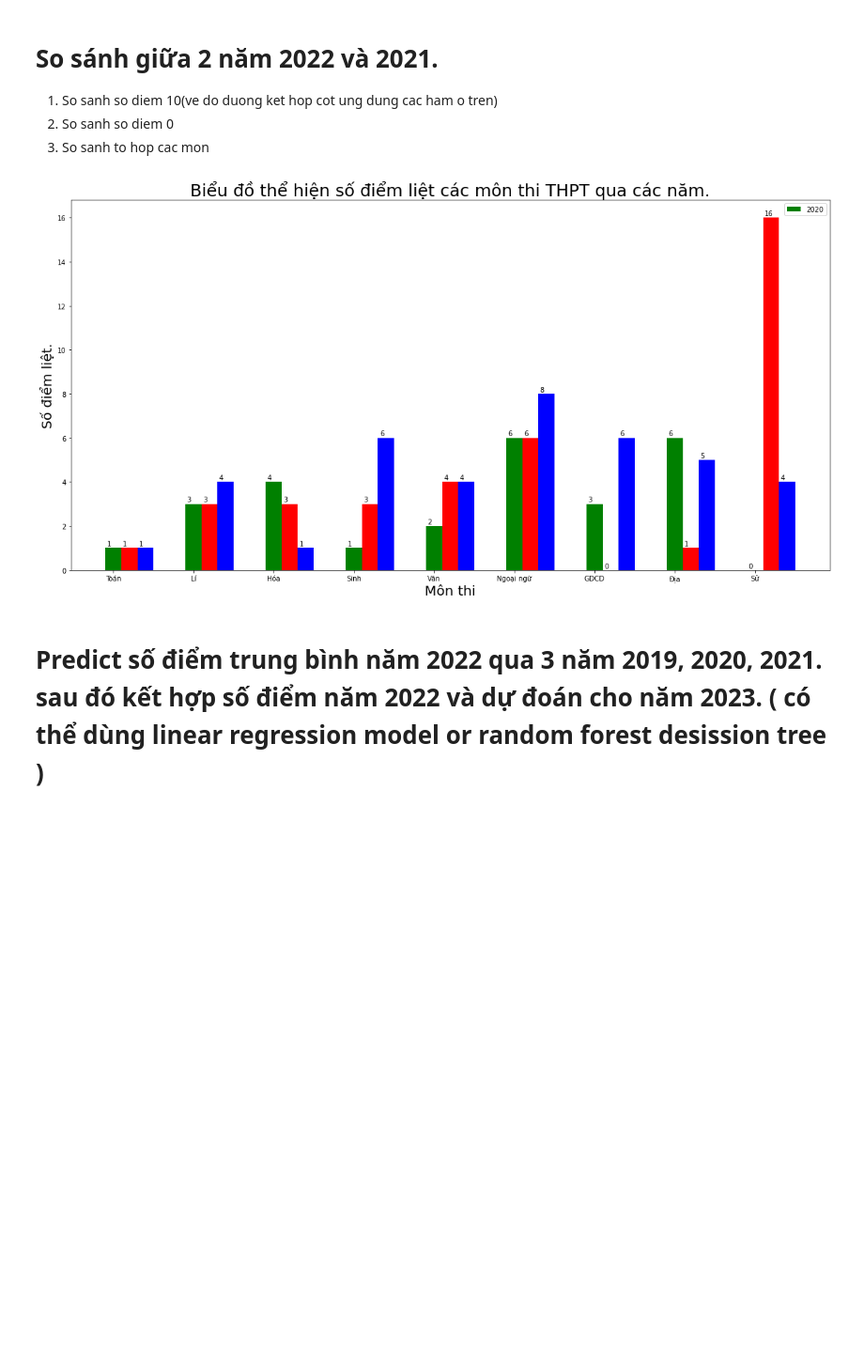
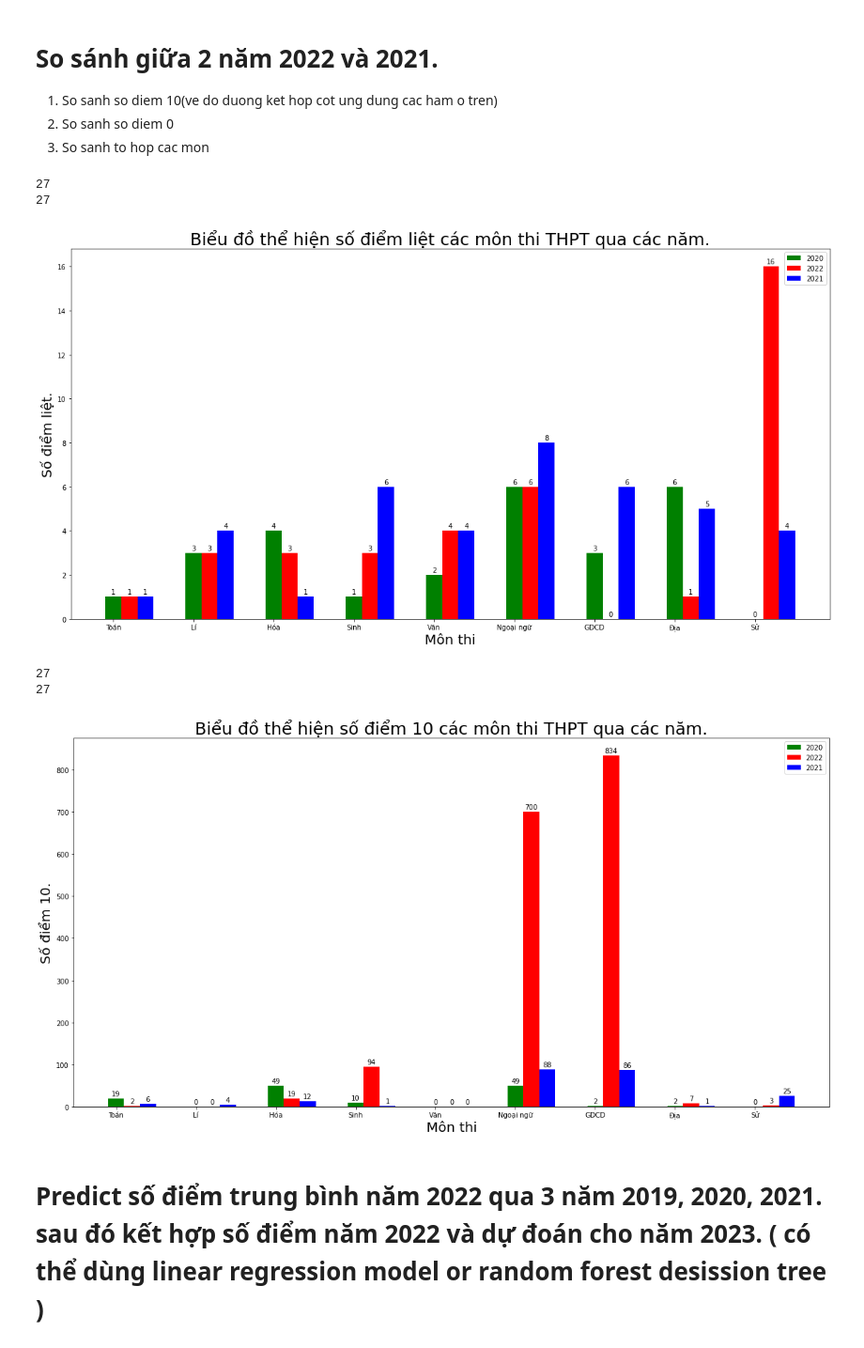
Before and after one commit to QuocBao02/Python-for-Data-Science---Final-Project, a Jupyter notebook: Report.ipynb, the cells around one changed output. Shown: that part at 94% size. Drawn from its saved outputs; the diff is of its cells as text; code cells hidden in the pictures; blank space fills up the shorter version.

```diff
--- a/Report.ipynb
+++ b/Report.ipynb
@@ -395,15 +395,15 @@ def MeanSubject3Years(list_dataframe, list_subject, type):
                 subdataframe = dataframe[dataframe[subject] >= 0]
                 count_score = len(subdataframe[ subdataframe[subject] <= 1])
                 Y.append(count_score)
-
+    print(len(Location))
+    print(len(Label))
     plt.figure(figsize=[20, 10])
     width = 1
-    # legend_label = set(Label)
-    rects1 = plt.bar(Location, Y, width, label = Label,color = Color )
-    for bar in rects1:
-        plt.annotate(bar.get_height(), (bar.get_x() + 0.1 , bar.get_height()+ 0.1), fontsize = 10)
 
-    # plt.xticks(location, label, fontsize = 10)
+    for index in range(len(Location)):
+        rects = plt.bar(Location[index], Y[index], width, label = Label[index] ,color = Color[index] )
+        plt.bar_label(rects, padding = 2)
+
     plt.xlabel("Môn thi", fontsize = 20)
     plt.ylabel("Điểm số trung bình.", fontsize = 20)
     plt.title("Biểu đồ thể hiện số điểm trung bình các môn và khối thi THPT năm 2022.", fontsize = 25)
@@ -415,13 +415,19 @@ def MeanSubject3Years(list_dataframe, list_subject, type):
         plt.title("Biểu đồ thể hiện số điểm liệt các môn thi THPT qua các năm.", fontsize = 25)
         plt.ylabel("Số điểm liệt.", fontsize = 20)
     plt.xticks(y_ticks, list_subject)
-    plt.legend(labels = Label)
+    plt.legend(set(Label))
 
     plt.show()
     pass
 # %%
 MeanSubject3Years([dataframe2020, dataframe2021, dataframe2022], list_subject, type = "paralysis")
+MeanSubject3Years([dataframe2020, dataframe2021, dataframe2022], list_subject, type = "maximum")
 # %% [output]
+27
+27
-[figure, old version]
+[figure, new version]
+27
+27
+[figure, added]
 # %% [markdown]
 # Predict số điểm trung bình năm 2022 qua 3 năm 2019, 2020, 2021. sau đó kết hợp số điểm năm 2022 và dự đoán cho năm 2023. ( có thể dùng linear regression model or random forest desission tree )
```
